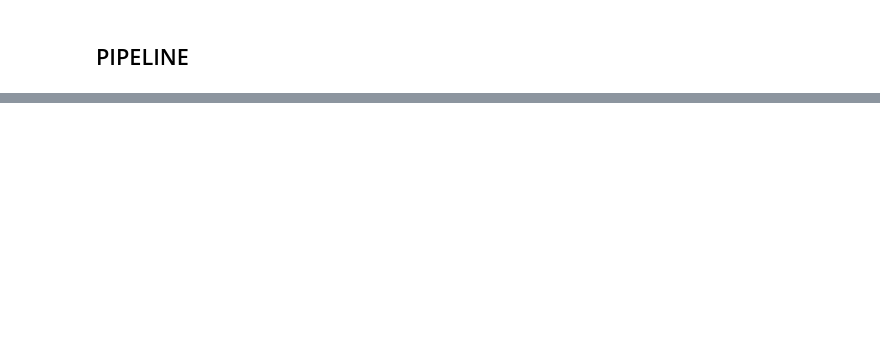
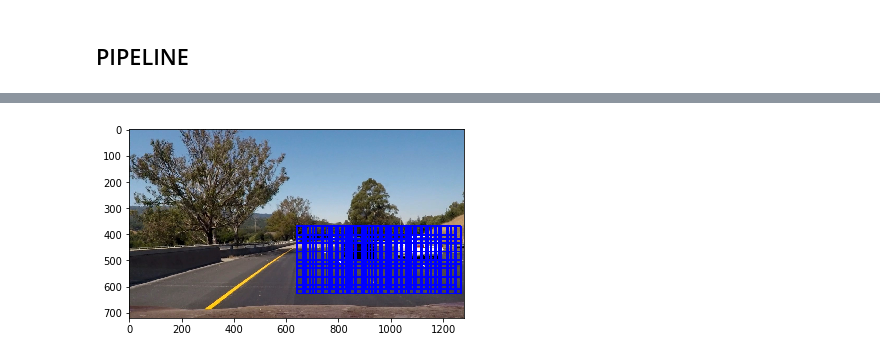
Before and after one commit to ssikmr/CarND-Vehicle-Detection-master, a Jupyter notebook: P5_Vehicle_detection.ipynb, the cells around one changed output, grey strips where cells are left out. Drawn from its saved outputs; the diff is of its cells as text; code cells hidden in the pictures; blank space fills up the shorter version.

```diff
--- a/P5_Vehicle_detection.ipynb
+++ b/P5_Vehicle_detection.ipynb
@@ -538,0 +541,9 @@ result_image = pipeline(temp_draw_image)
+# %%
+test_img = mpimg.imread('./test_images/test6.jpg')
+for window in windows:
+    cv2.rectangle(test_img, window[0], window[1], (0,0,255), 6)
+
+plt.imshow(test_img)
+plt.imsave('./output_images/sliding_windows.jpg', test_img)
+# %% [output]
+[figure, added]
```
Also changed, not shown: parts of 10 cells of this notebook, 1 other file.
